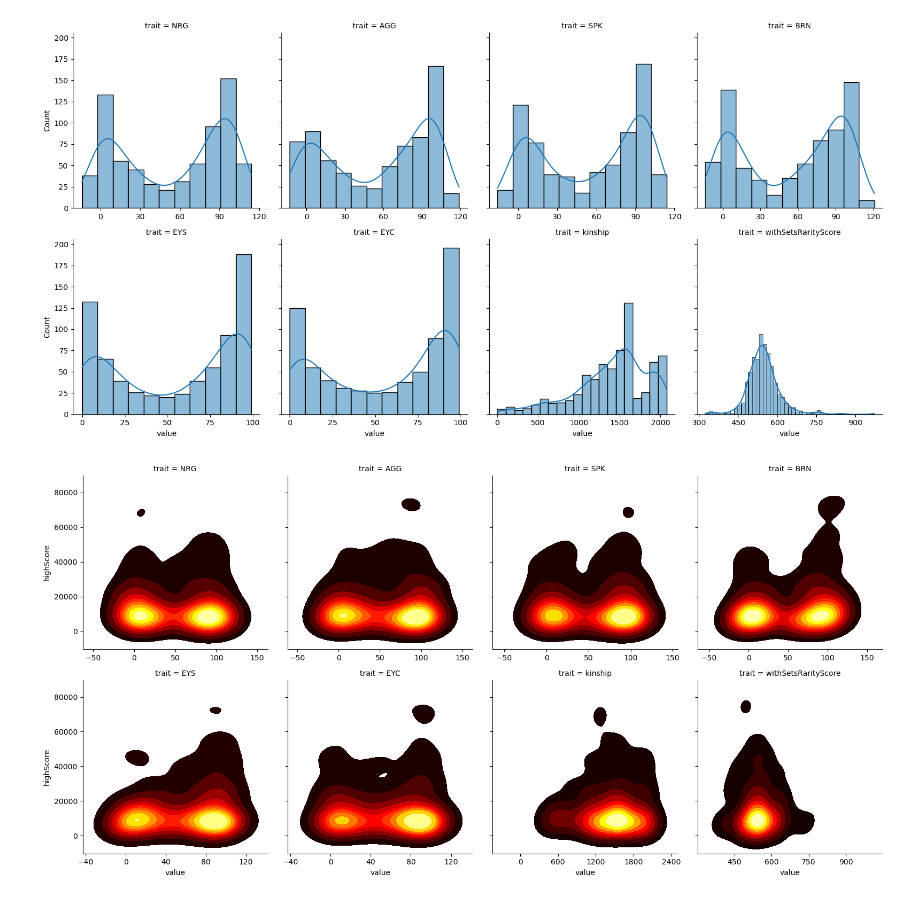
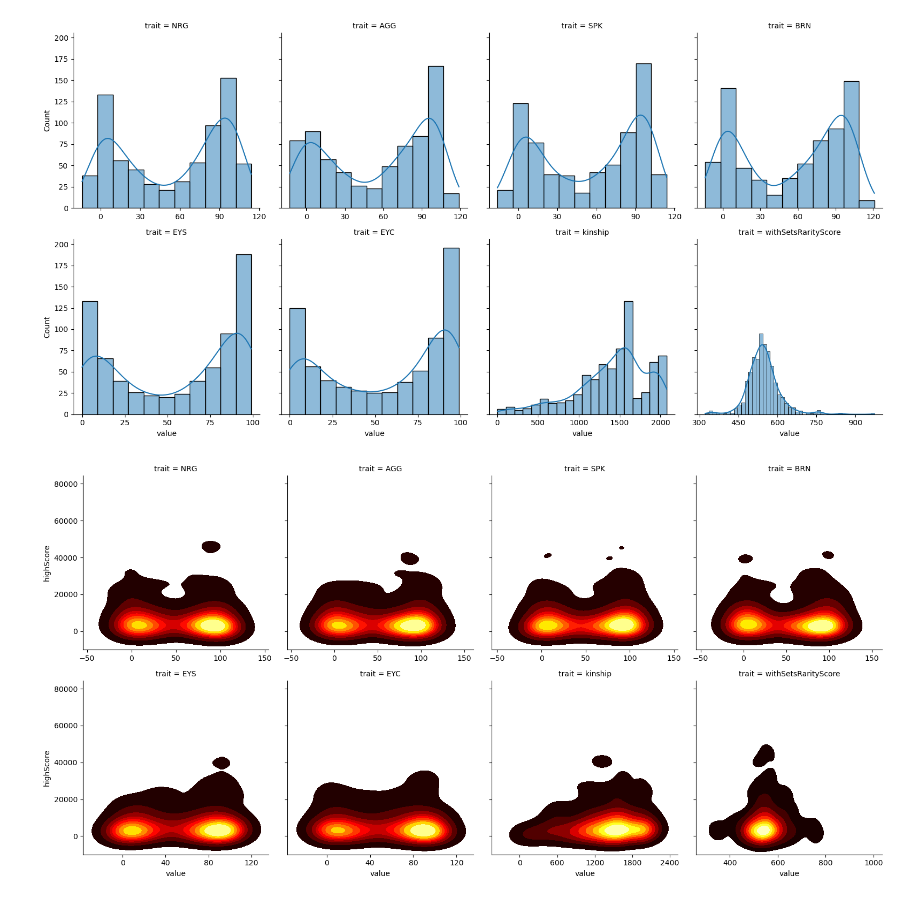
Before and after one commit to mikey-jay/crawler-leaderboard-analysis, a Jupyter notebook: eda.ipynb, the cells around one changed output. Cells and saved outputs as stored; diff of their text form; code cells hidden in the pictures.

Commit message:
refactoring, added facet grids, page layout improvements

```diff
--- a/eda.ipynb
+++ b/eda.ipynb
@@ -100,0 +95,3 @@ traits_df.head()
+# %%
+traits_df = get_gotchi_traits_df(gotchis_df)
+traits_df.head()
@@ -131,8 +136,8 @@ dtype: float64
 # %%
 # Assuming 'traits_df' is your DataFrame and 'highScore' is the column you want to keep as y
 # Melt the DataFrame into a long format
-long_df = pd.concat([traits_df, leaderboard_df['highScore']], axis='columns').melt(id_vars='highScore', var_name='trait', value_name='value')
-long_df
+trait_scores_df = get_trait_scores_df(leaderboard_df, traits_df)
+trait_scores_df
 # %% [output]
 |  | highScore | trait | value |
 | 0 | 1109 | NRG | 35 |
@@ -162,7 +167,7 @@ traits_df.describe()
 # %%
 
 # Create the FacetGrid
-g = sns.FacetGrid(long_df, col="trait", sharex=False, col_wrap=4, height=4)
+g = get_trait_score_facet_grid(trait_scores_df)
 
 # Map a scatter plot to the FacetGrid
 g.map(plt.scatter, "value", "highScore", alpha=0.2)
@@ -174,7 +179,7 @@ for ax in g.axes.flat:
 [figure]
 # %%
 # Create the FacetGrid
-g = sns.FacetGrid(long_df, col="trait", sharex=False, col_wrap=4, height=4)
+g = get_trait_score_facet_grid(trait_scores_df)
 
 # Map a scatter plot to the FacetGrid
 g.map(sns.histplot, "value", kde=True)
@@ -187,13 +192,13 @@ for ax in g.axes.flat:
 # %%
 
 # Create the FacetGrid
-g = sns.FacetGrid(long_df.query('highScore > 5000'), col="trait", sharex=False, col_wrap=4, height=4)
+g = get_trait_score_facet_grid(trait_scores_df)
 
 # Map a kde plot to the FacetGrid
 g.map(sns.kdeplot, "value", "highScore", cmap='hot', fill=True)
 
 # Set the maximum number of x ticks for each facet
 for ax in g.axes.flat:
     ax.xaxis.set_major_locator(ticker.MaxNLocator(nbins=5))
 # %% [output]
-[figure, old version]
+[figure, new version]
```
Also changed, not shown: parts of 12 cells of this notebook, 2 other files.
